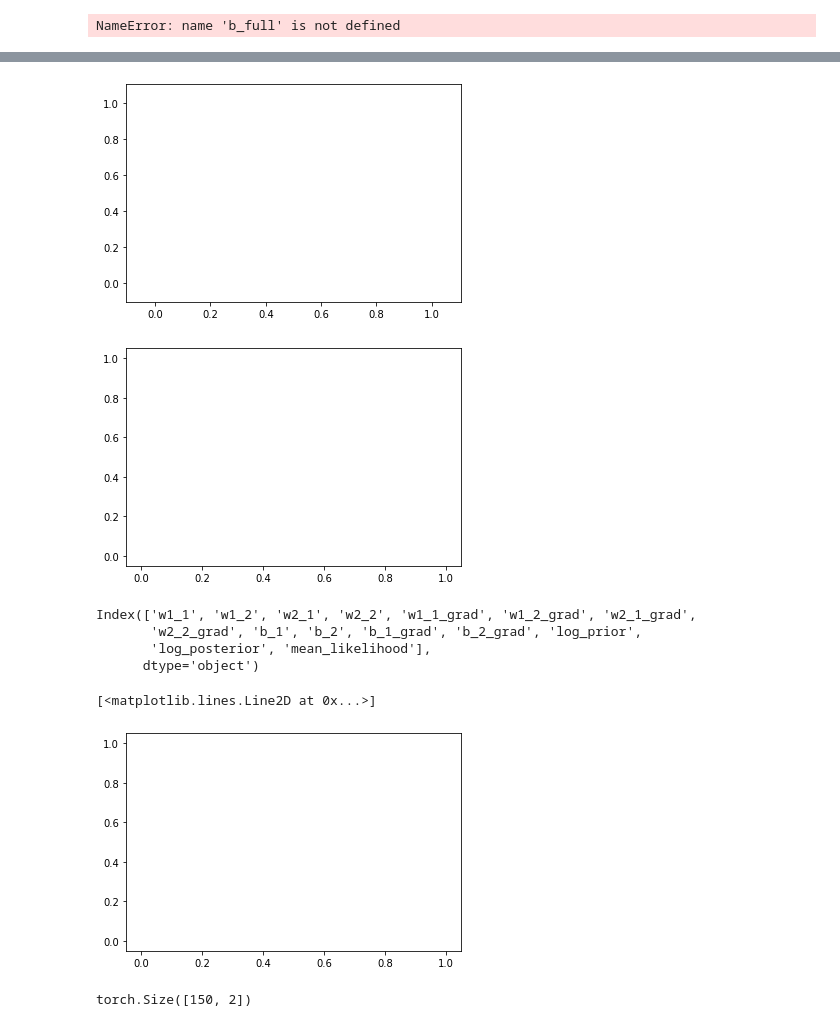
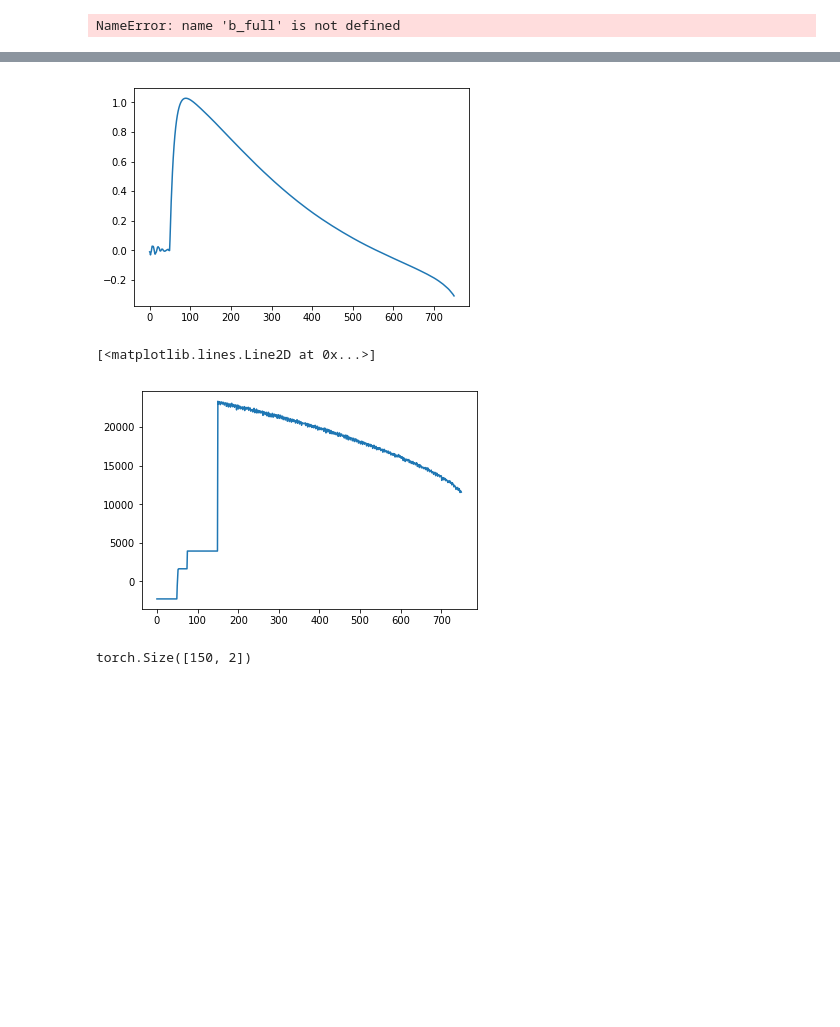
Before and after one commit to Emerson-Wenzel/BDL_final_project, a Jupyter notebook: Baysian_Logistic_regression_daniel.ipynb, the cells around one changed output, grey strips where cells are left out. Drawn from its saved outputs; the diff is of its cells as text; code cells hidden in the pictures; blank space fills up the shorter version.

```diff
--- a/Baysian_Logistic_regression_daniel.ipynb
+++ b/Baysian_Logistic_regression_daniel.ipynb
@@ -463,30 +527,40 @@ Epoch:  149     Loss:  9.255302         acc:  1.0
 # %%
 
 df = pd.read_csv("logging.csv")
-
+df
 #df.drop(['w2_1', 'w2_2', 'w2_1_grad', 'w2_2_grad', 'b_2', 'b_2_grad'], axis=1, inplace=True)
-df
-
-X = list(range(df.shape[0]))
-plt.plot(X, df['b_1_grad'])
-plt.plot(X, np.zeros(df.shape[0]))
-plt.show()
-
-plt.plot(X, df['b_1'])
-plt.show()
 
 
-print(df.columns)
-plt.plot(X, df['mean_likelihood'])
+# df['change_mean_likelihood'] = df['mean_likelihood'].abs() - df['mean_likelihood'].shift(-1).abs()
+# df[['w1_1', 'w1_1_grad', 'w1_2', 'w1_2_grad', 'w2_1_grad','w2_1', 'w2_2',
+#        'w2_2_grad', 'b_1', 'b_1_grad', 'b_2', 'b_2_grad', 'log_prior',
+#        'log_posterior', 'mean_likelihood', 'change_mean_likelihood']]
+# df['mean_likelihood'].abs()
+# X = list(range(df.shape[0]))
+# plt.plot(X, df['b_1_grad'])
+# plt.plot(X, np.zeros(df.shape[0]))
+# plt.show()
+
+# plt.plot(X, df['b_1'])
+# plt.show()
+
+
+# print(df.columns)
+# plt.plot(df['reg'], c='blue')
+# plt.plot(df['b_2_grad'], c='green')
+# plt.show()
+# plt.plot(df['mean_likelihood'])
+# plt.show()
+plt.plot(df['b_2'])
+plt.show()
+plt.plot(df['reg'])
+# plt.ylim(-1000, 1000)
+# plt.show()
+# df
 # %% [output]
-[figure, old version]
+[figure, new version]
+[<matplotlib.lines.Line2D at 0x...>]
-[figure, old version]
+[figure, new version]
-Index(['w1_1', 'w1_2', 'w2_1', 'w2_2', 'w1_1_grad', 'w1_2_grad', 'w2_1_grad',
-       'w2_2_grad', 'b_1', 'b_2', 'b_1_grad', 'b_2_grad', 'log_prior',
-       'log_posterior', 'mean_likelihood'],
-      dtype='object')
-[<matplotlib.lines.Line2D at 0x...>]
-[figure, removed]
 # %%
 #X_sample = np.vstack([np.zeros(21), np.array(list(range(-10,11)))]).T
 
```
Also changed, not shown: parts of 13 cells of this notebook, 2 other files.
